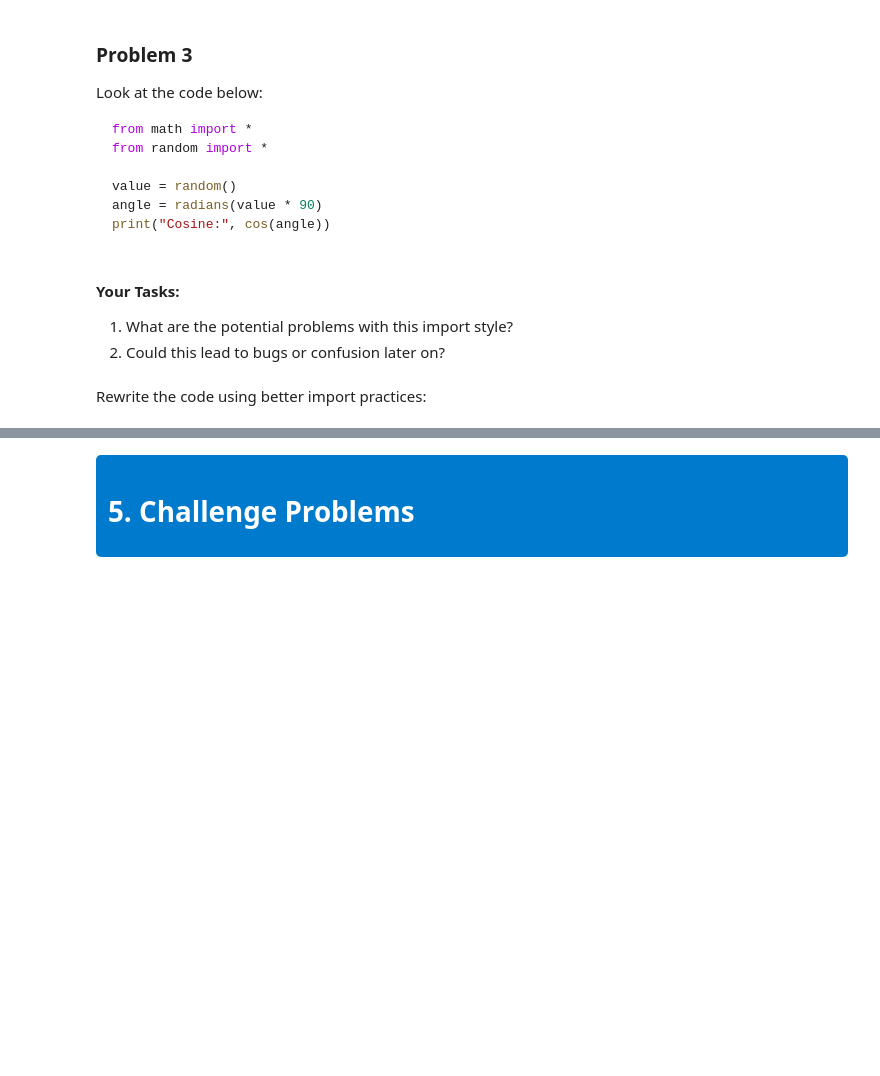
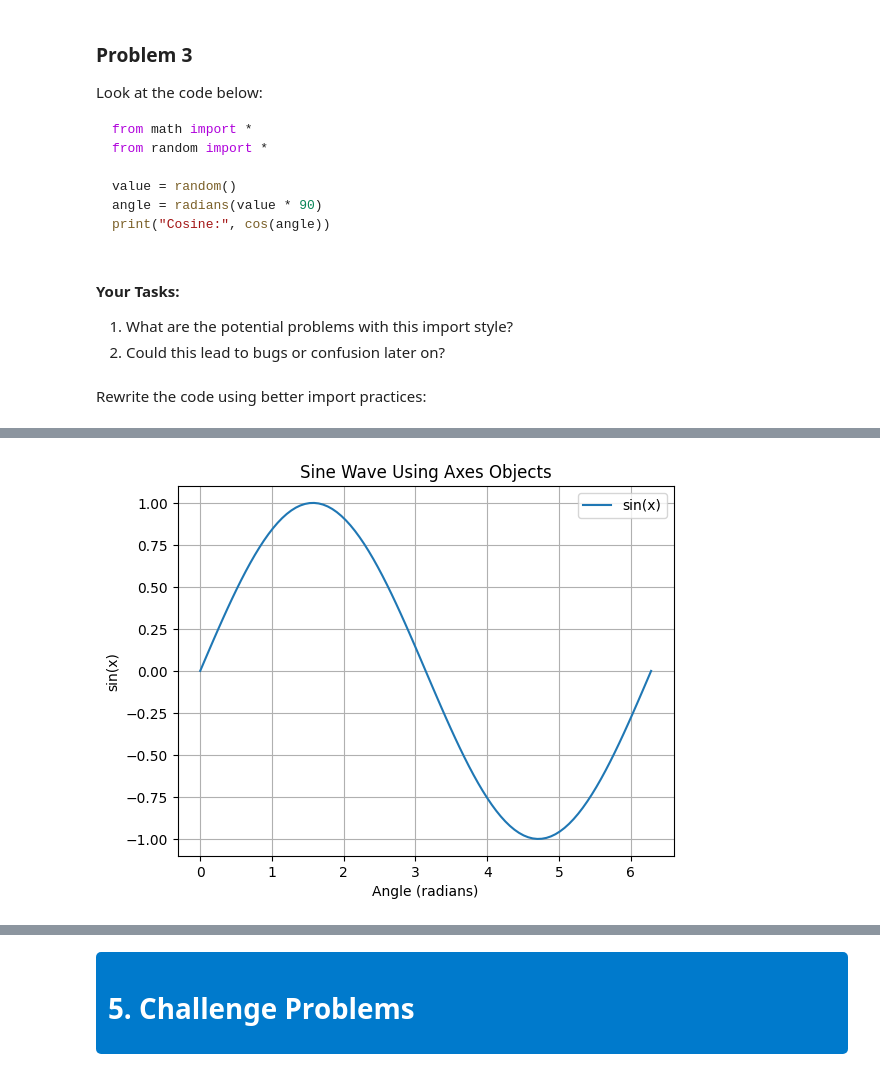
Before and after one commit to nawtrey/ASU-PHY150-Python-Labs, a Jupyter notebook: PHY_150_Intro_to_Python_Lab_2.ipynb, the cells around one changed output, grey strips where cells are left out. Cells and saved outputs as stored; diff of their text form; code cells hidden in the pictures; blank space fills up the shorter version.

```diff
--- a/PHY_150_Intro_to_Python_Lab_2.ipynb
+++ b/PHY_150_Intro_to_Python_Lab_2.ipynb
@@ -740,0 +847,14 @@ Rewrite the code using better import practices:
+# %%
+# set the x and y axis labels
+ax.set_xlabel('Angle (radians)')
+ax.set_ylabel('sin(x)')
+# set the title of the plot
+ax.set_title('Sine Wave Using Axes Objects')
+# enable a grid for easier visual inspection
+ax.grid(True)
+# add a legend to identify the plotted line
+ax.legend()
+# display the updated figure in jupyter by naming it at the end of the cell
+fig
+# %% [output]
+[figure, added]
```
Also changed, not shown: parts of 40 cells of this notebook.
